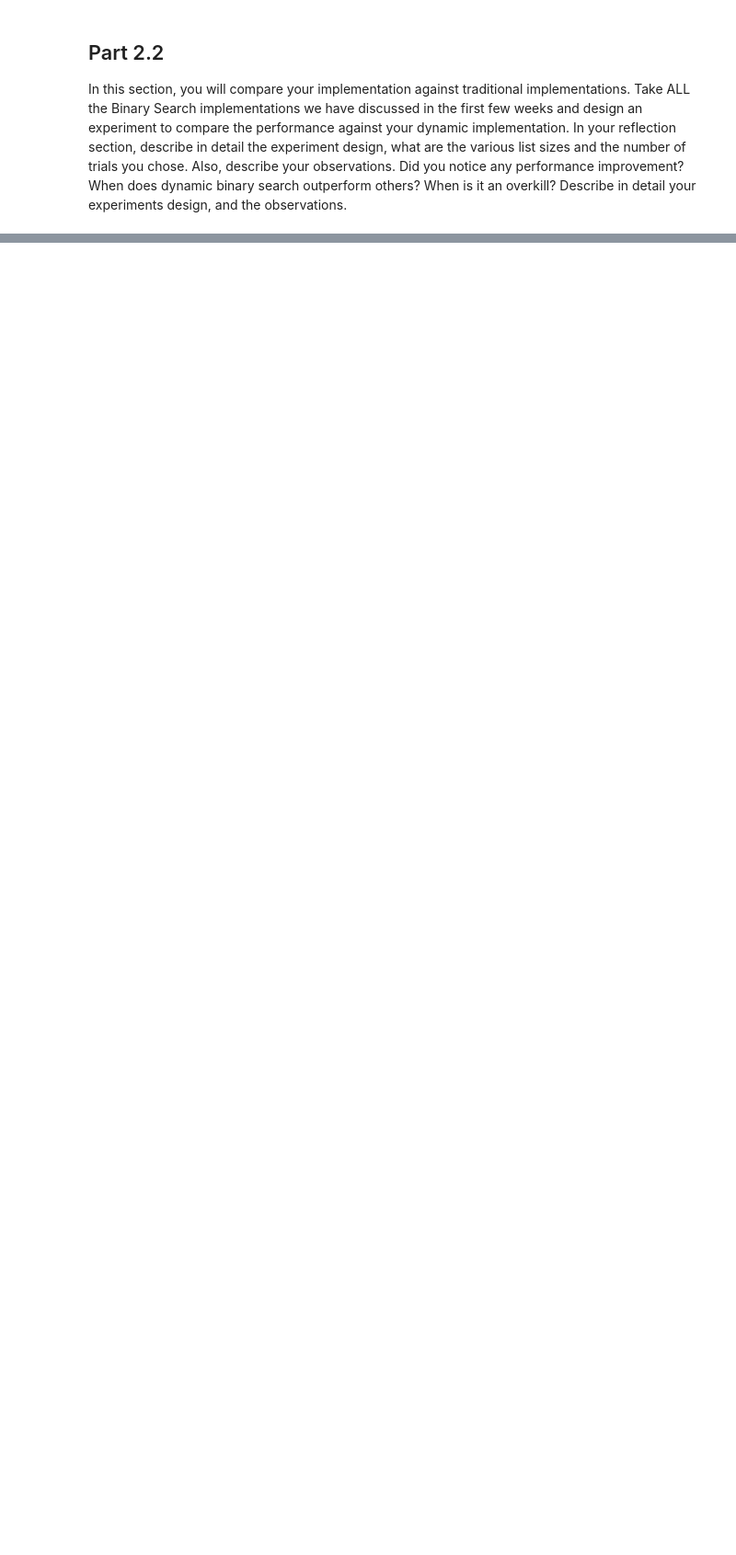
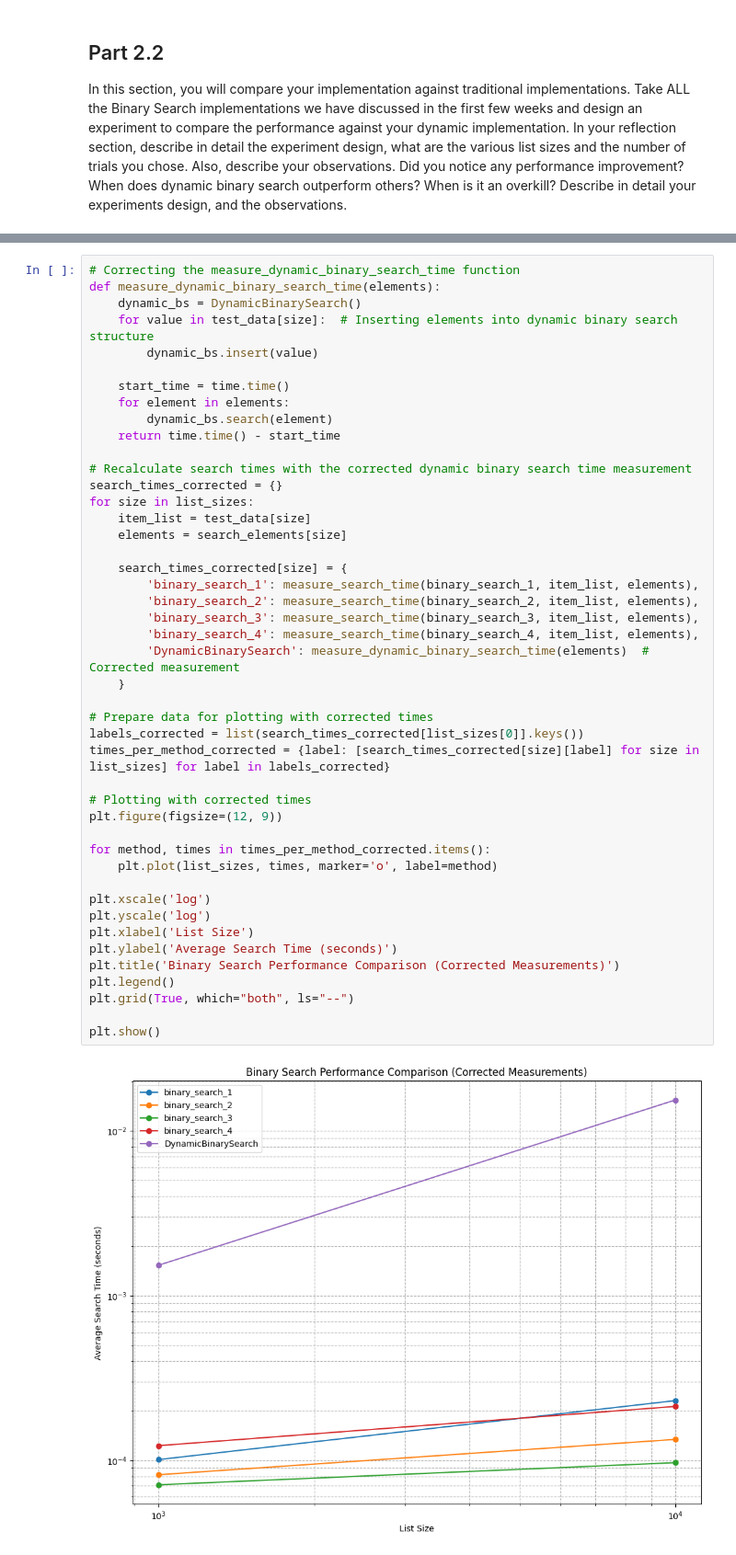
Before and after one commit to scythemenace/CS2XC3_algorithms_research, a Jupyter notebook: Lab 4/Lab_IV.ipynb, the cells around one changed output, grey strips where cells are left out. Shown at 92% size. Saved outputs shown, nothing was run; the diff lists cells and outputs as text; blank space fills up the shorter version.

```diff
--- a/Lab 4/Lab_IV.ipynb
+++ b/Lab 4/Lab_IV.ipynb
@@ -175,0 +300,47 @@ detail your experiments design, and the observations.
+# %%
+# Correcting the measure_dynamic_binary_search_time function
+def measure_dynamic_binary_search_time(elements):
+    dynamic_bs = DynamicBinarySearch()
+    for value in test_data[size]:  # Inserting elements into dynamic binary search structure
+        dynamic_bs.insert(value)
+
+    start_time = time.time()
+    for element in elements:
+        dynamic_bs.search(element)
+    return time.time() - start_time
+
+# Recalculate search times with the corrected dynamic binary search time measurement
+search_times_corrected = {}
+for size in list_sizes:
+    item_list = test_data[size]
+    elements = search_elements[size]
+
+    search_times_corrected[size] = {
+        'binary_search_1': measure_search_time(binary_search_1, item_list, elements),
+        'binary_search_2': measure_search_time(binary_search_2, item_list, elements),
+        'binary_search_3': measure_search_time(binary_search_3, item_list, elements),
+        'binary_search_4': measure_search_time(binary_search_4, item_list, elements),
+        'DynamicBinarySearch': measure_dynamic_binary_search_time(elements)  # Corrected measurement
+    }
+
+# Prepare data for plotting with corrected times
+labels_corrected = list(search_times_corrected[list_sizes[0]].keys())
+times_per_method_corrected = {label: [search_times_corrected[size][label] for size in list_sizes] for label in labels_corrected}
+
+# Plotting with corrected times
+plt.figure(figsize=(12, 9))
+
+for method, times in times_per_method_corrected.items():
+    plt.plot(list_sizes, times, marker='o', label=method)
+
+plt.xscale('log')
+plt.yscale('log')
+plt.xlabel('List Size')
+plt.ylabel('Average Search Time (seconds)')
+plt.title('Binary Search Performance Comparison (Corrected Measurements)')
+plt.legend()
+plt.grid(True, which="both", ls="--")
+
+plt.show()
+# %% [output]
+[figure, added]
```
Also changed, not shown: parts of 3 cells of this notebook.
